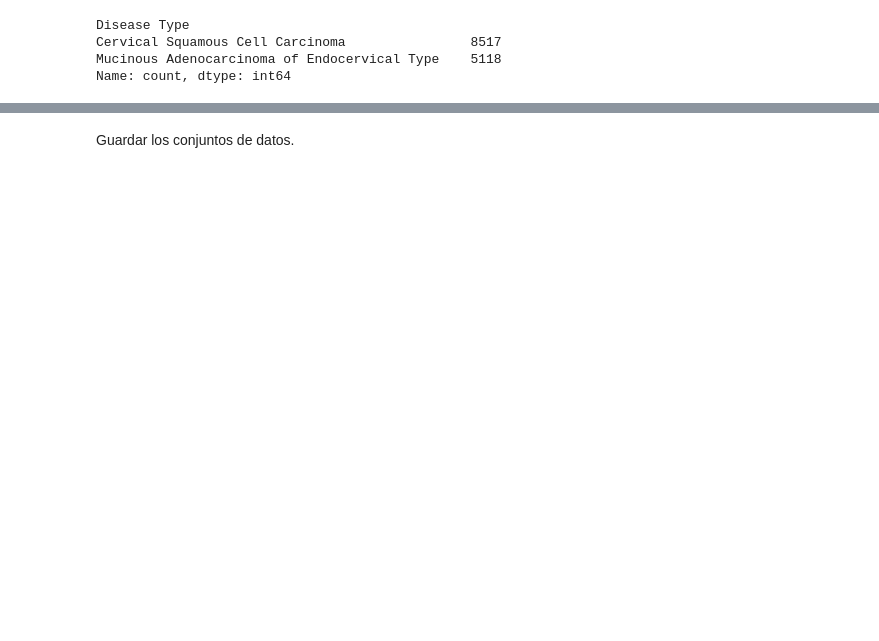
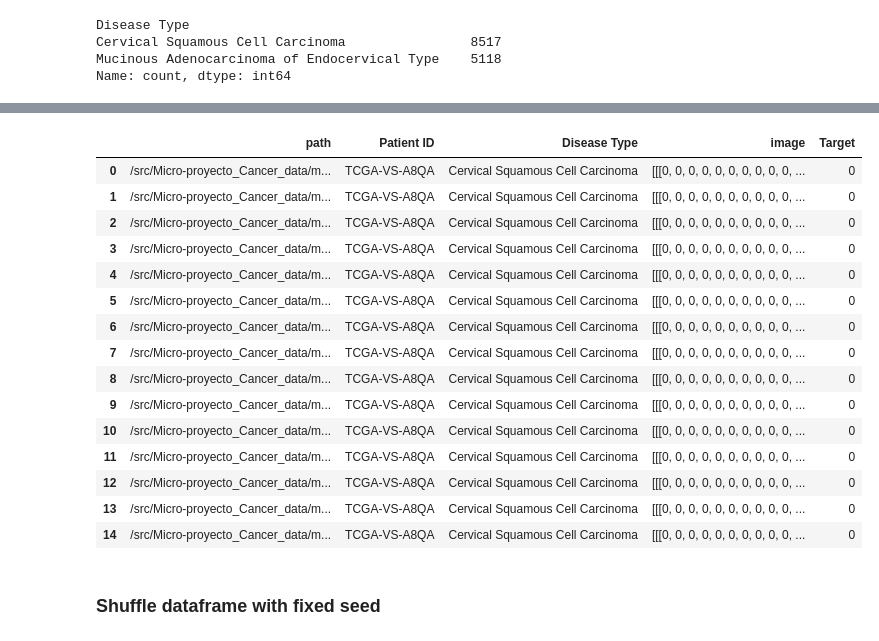
Before and after one commit to Daniel-Mesa/Microproyecto_Cervical_Cancer_Classifier, a Jupyter notebook: code/data_split.ipynb, the cells around one changed output, grey strips where cells are left out. Drawn from its saved outputs; the diff is of its cells as text; code cells hidden in the pictures; blank space fills up the shorter version.

```diff
--- a/code/data_split.ipynb
+++ b/code/data_split.ipynb
@@ -172,2 +159,21 @@ Test shape: (2227, 4)
-# %% [markdown]
-Guardar los conjuntos de datos.
+# %%
+X_train.head(15)
+# %% [output]
+|  | path | Patient ID | Disease Type | image | Target |
+| 0 | /src/Micro-proyecto_Cancer_data/m... | TCGA-VS-A8QA | Cervical Squamous Cell Carcinoma | [[[0, 0, 0, 0, 0, 0, 0, 0, 0, 0, ... | 0 |
+| 1 | /src/Micro-proyecto_Cancer_data/m... | TCGA-VS-A8QA | Cervical Squamous Cell Carcinoma | [[[0, 0, 0, 0, 0, 0, 0, 0, 0, 0, ... | 0 |
+| 2 | /src/Micro-proyecto_Cancer_data/m... | TCGA-VS-A8QA | Cervical Squamous Cell Carcinoma | [[[0, 0, 0, 0, 0, 0, 0, 0, 0, 0, ... | 0 |
+| 3 | /src/Micro-proyecto_Cancer_data/m... | TCGA-VS-A8QA | Cervical Squamous Cell Carcinoma | [[[0, 0, 0, 0, 0, 0, 0, 0, 0, 0, ... | 0 |
+| 4 | /src/Micro-proyecto_Cancer_data/m... | TCGA-VS-A8QA | Cervical Squamous Cell Carcinoma | [[[0, 0, 0, 0, 0, 0, 0, 0, 0, 0, ... | 0 |
+| 5 | /src/Micro-proyecto_Cancer_data/m... | TCGA-VS-A8QA | Cervical Squamous Cell Carcinoma | [[[0, 0, 0, 0, 0, 0, 0, 0, 0, 0, ... | 0 |
+| 6 | /src/Micro-proyecto_Cancer_data/m... | TCGA-VS-A8QA | Cervical Squamous Cell Carcinoma | [[[0, 0, 0, 0, 0, 0, 0, 0, 0, 0, ... | 0 |
+| 7 | /src/Micro-proyecto_Cancer_data/m... | TCGA-VS-A8QA | Cervical Squamous Cell Carcinoma | [[[0, 0, 0, 0, 0, 0, 0, 0, 0, 0, ... | 0 |
+| 8 | /src/Micro-proyecto_Cancer_data/m... | TCGA-VS-A8QA | Cervical Squamous Cell Carcinoma | [[[0, 0, 0, 0, 0, 0, 0, 0, 0, 0, ... | 0 |
+| 9 | /src/Micro-proyecto_Cancer_data/m... | TCGA-VS-A8QA | Cervical Squamous Cell Carcinoma | [[[0, 0, 0, 0, 0, 0, 0, 0, 0, 0, ... | 0 |
+| 10 | /src/Micro-proyecto_Cancer_data/m... | TCGA-VS-A8QA | Cervical Squamous Cell Carcinoma | [[[0, 0, 0, 0, 0, 0, 0, 0, 0, 0, ... | 0 |
+| 11 | /src/Micro-proyecto_Cancer_data/m... | TCGA-VS-A8QA | Cervical Squamous Cell Carcinoma | [[[0, 0, 0, 0, 0, 0, 0, 0, 0, 0, ... | 0 |
+| 12 | /src/Micro-proyecto_Cancer_data/m... | TCGA-VS-A8QA | Cervical Squamous Cell Carcinoma | [[[0, 0, 0, 0, 0, 0, 0, 0, 0, 0, ... | 0 |
+| 13 | /src/Micro-proyecto_Cancer_data/m... | TCGA-VS-A8QA | Cervical Squamous Cell Carcinoma | [[[0, 0, 0, 0, 0, 0, 0, 0, 0, 0, ... | 0 |
+| 14 | /src/Micro-proyecto_Cancer_data/m... | TCGA-VS-A8QA | Cervical Squamous Cell Carcinoma | [[[0, 0, 0, 0, 0, 0, 0, 0, 0, 0, ... | 0 |
+# %% [markdown]
+### Shuffle dataframe with fixed seed
```
Also changed, not shown: parts of 38 cells of this notebook.
